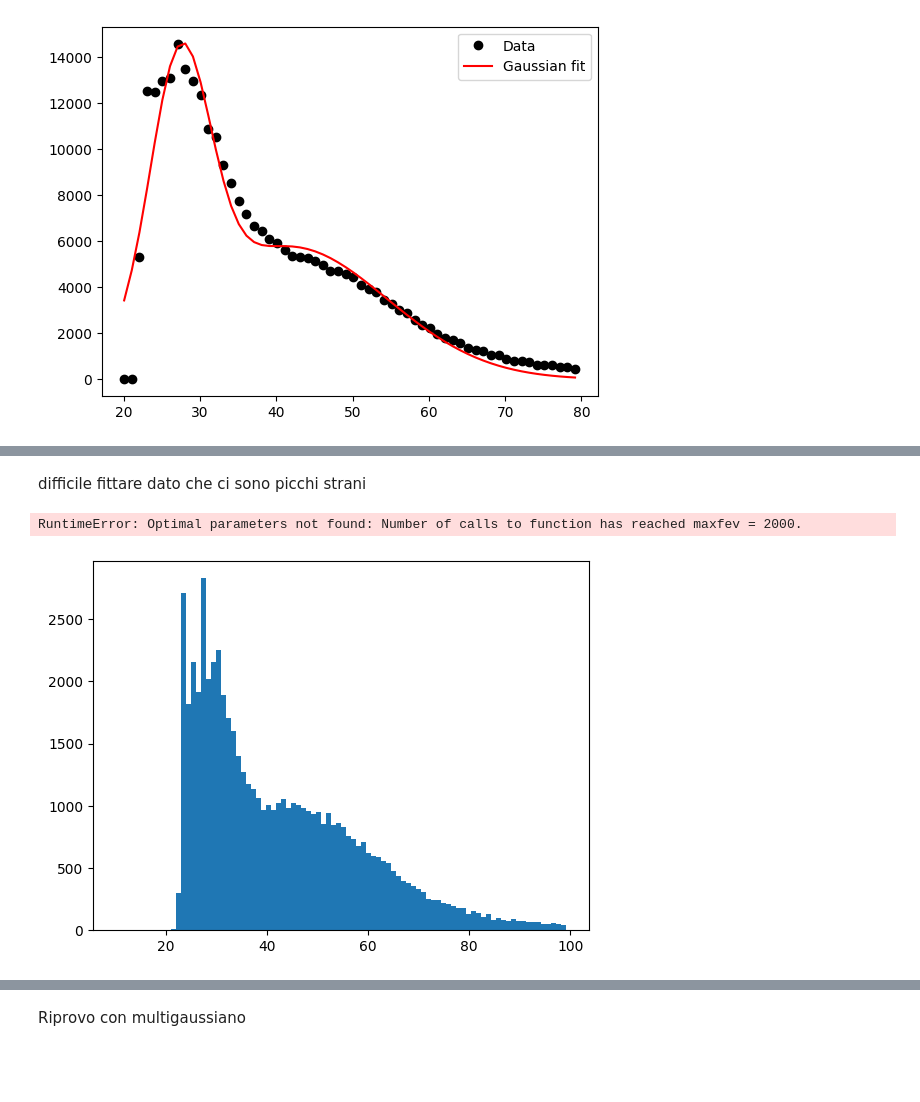
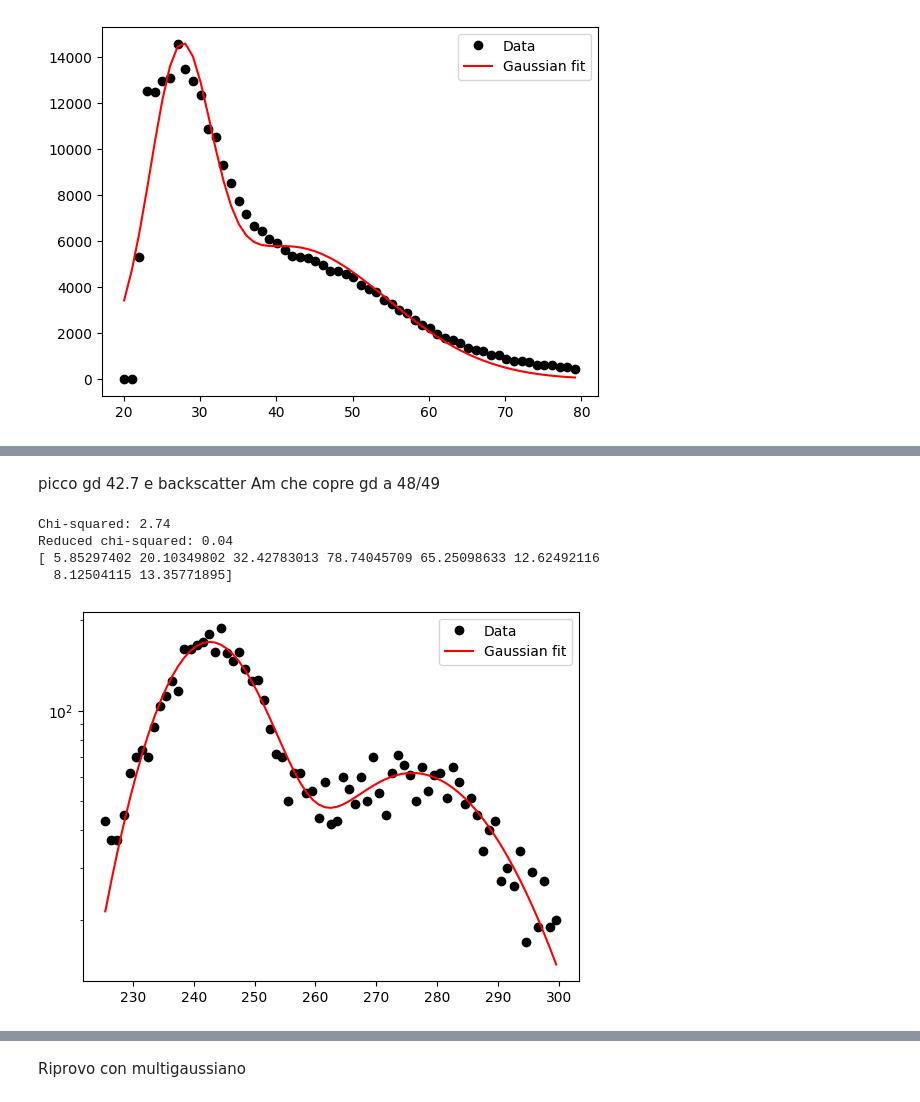
Before and after one commit to francescouni0/FisMedLab, a Jupyter notebook: Silici/Secondo Giorno/siliciGiorno2/fluorescenze.ipynb, the cells around one changed output, grey strips where cells are left out. Drawn from its saved outputs; the diff is of its cells as text; code cells hidden in the pictures; blank space fills up the shorter version.

```diff
--- a/Silici/Secondo Giorno/siliciGiorno2/fluorescenze.ipynb
+++ b/Silici/Secondo Giorno/siliciGiorno2/fluorescenze.ipynb
@@ -181,6 +294,11 @@ coeff, var_matrix = curve_fit(gaussian_sum, x, y, p0=p0)
 fit_y = gaussian_sum(x, *coeff)
 plt.plot(x, fit_y, 'r-', label='Gaussian fit')
 
+E=np.append(E,[coeff[1]])
+dE=np.append(dE,[np.sqrt(var_matrix[1,1])])
+ds=np.append(ds,[np.sqrt(var_matrix[2,2])])
+s=np.append(s,[coeff[2]])
+
 # Calculate the chi-squared value
 residuals = y - fit_y
 chi2 = np.sum((residuals / fit_y) ** 2)
@@ -240,45 +369,73 @@ Energy resolution: 40.82%
-# %% [markdown]
-difficile fittare dato che ci sono picchi strani
+# %% [markdown]
+picco gd 42.7 e backscatter Am che copre gd a 48/49
 # %%
 x=np.linspace(0,500,500)
+plt.yscale('log')
 
+# Define the sum of Gaussian functions
+def gaussian_sum(x, *params):
+    n = int(len(params) / 3)  # Number of Gaussians
+    y = np.zeros_like(x)
+    for i in range(n):
+        amp = params[i * 3]
+        mean = params[i * 3 + 1]
+        stddev = params[i * 3 + 2]
+        y += amp * np.exp(-(x - mean) ** 2 / (2 * stddev ** 2))
+    return y
 
 # Load the data and create the x and y arrays
-x = x[10:100]
-y = Sn[10:100]-noise[10:100]
+x = x[225:300]
+y = Gd2[225:300]-noise[225:300]
 
 # Plot the data
 plt.plot(x, y, 'ko', label='Data')
 
 # Guess initial parameters for Gaussian fit
-n_gaussians = 3  # Number of Gaussians to fit
+n_gaussians = 2  # Number of Gaussians to fit
 p0 = np.zeros(n_gaussians * 3)
-p0[0] = 45000  # Amplitude of first Gaussian
-p0[1] = 30  # Mean of first Gaussian
-p0[2] = 27  # Std. dev. of first Gaussian
-p0[3] = 75000  # Amplitude of second Gaussian
-p0[4] = 58  # Mean of second Gaussian
-p0[5] = 30  # Std. dev. of second Gaussian
-p0[6] = 42000  # Amplitude of third Gaussian
-p0[7] = 100  # Mean of third Gaussian
-p0[8] = 10  # Std. dev. of third Gaussian
+p0[0] = 175  # Amplitude of first Gaussian
+p0[1] = 240  # Mean of first Gaussian
+p0[2] = 20  # Std. dev. of first Gaussian
+p0[3] = 75  # Amplitude of second Gaussian
+p0[4] = 280  # Mean of second Gaussian
+p0[5] = 10  # Std. dev. of second Gaussian
+
 
 # Fit the sum of Gaussians to the data using curve_fit
 coeff, var_matrix = curve_fit(gaussian_sum, x, y, p0=p0)
 fit_y = gaussian_sum(x, *coeff)
 plt.plot(x, fit_y, 'r-', label='Gaussian fit')
+
+E=np.append(E,[coeff[1]])
+dE=np.append(dE,[np.sqrt(var_matrix[1,1])])
+ds=np.append(ds,[np.sqrt(var_matrix[2,2])])
+s=np.append(s,coeff[2])
 
 # Calculate the chi-squared value
 residuals = y - fit_y
 chi2 = np.sum((residuals / fit_y) ** 2)
 dof = len(x) - len(p0)  # Degrees of freedom
 reduced_chi2 = chi2 / dof
 print('Chi-squared: {:.2f}'.format(chi2))
 print('Reduced chi-squared: {:.2f}'.format(reduced_chi2))
 
+
+# Calculate the energy resolution (FWHM) of the peak
+fwhm = 2 * np.sqrt(2 * np.log(2)) * abs(coeff[2])
+resolution = np.append(resolution,fwhm / coeff[1] * 100)  # Convert to percentage
+
+# Calculate the energy resolution (FWHM) of the peak
+fwhm = 2 * np.sqrt(2 * np.log(2)) * abs(coeff[5])
+resolution = np.append(resolution,fwhm / coeff[1] * 100 ) # Convert to percentage
+
+print(resolution)
+
 # Add a legend and show the plot
 plt.legend()
 plt.show()
 # %% [output]
-RuntimeError: Optimal parameters not found: Number of calls to function has reached maxfev = 2000.
+Chi-squared: 2.74
+Reduced chi-squared: 0.04
+[ 5.85297402 20.10349802 32.42783013 78.74045709 65.25098633 12.62492116
+  8.12504115 13.35771895]
-[figure, old version]
+[figure, new version]
```
Also changed, not shown: parts of 16 cells of this notebook.
